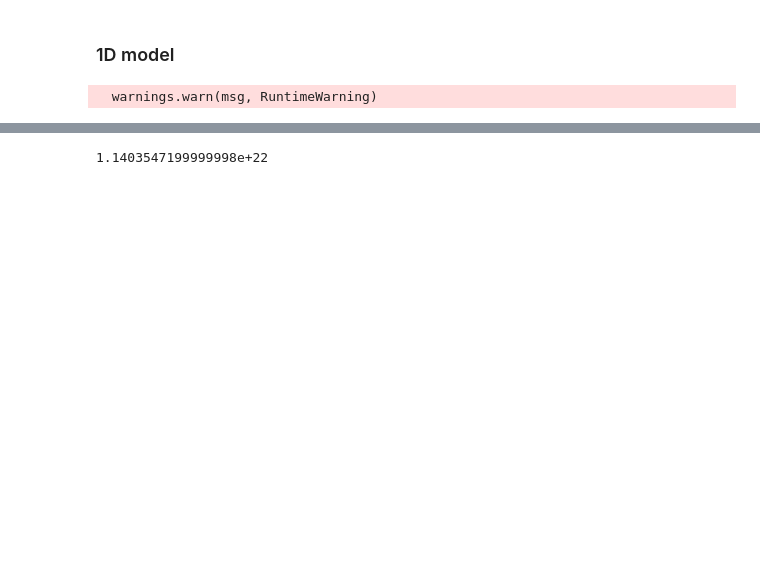
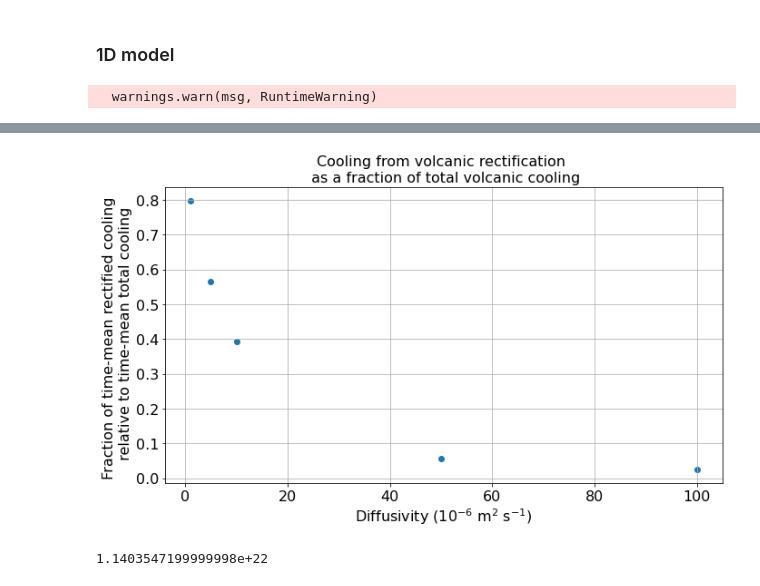
Before and after one commit to mpudig/HonoursThesis, a Jupyter notebook: Figure_code/Fig13.ipynb, the cells around one changed output, grey strips where cells are left out. Saved outputs shown, nothing was run; the diff lists cells and outputs as text; code cells hidden in the pictures; blank space fills up the shorter version.

```diff
--- a/Figure_code/Fig13.ipynb
+++ b/Figure_code/Fig13.ipynb
@@ -410,3 +428,19 @@ plt.subplots_adjust(left=0.1,
+# %%
+plt.figure(figsize=(11,6))
+
+plt.scatter(kappas / 1e-6, np.array([OHC_volc_var_cst_kappas[i].mean(dim='time') for i in range(len(OHC_volc_var_cst_kappas))]) \
+         / np.array([OHC_volc_var_cont_kappas[i].mean(dim='time') for i in range(len(OHC_volc_var_cst_kappas))]))
+plt.grid()
+
+fontsize=16
+plt.title('Cooling from volcanic rectification \n as a fraction of total volcanic cooling', fontsize=fontsize)
+plt.ylabel('Fraction of time-mean rectified cooling \n relative to time-mean total cooling', fontsize=fontsize)
+plt.xlabel(r'Diffusivity ($10^{-6}$ m$^2$ s$^{-1}$)', fontsize=fontsize)
+plt.xticks(fontsize=fontsize)
+plt.yticks(fontsize=fontsize)
+plt.show()
+# %% [output]
+[figure, added]
 # %%
 0.2*2 * 0.005 * 1035*3992*1.38e18
 
```
Also changed, not shown: parts of 5 cells of this notebook, 1 other file.
